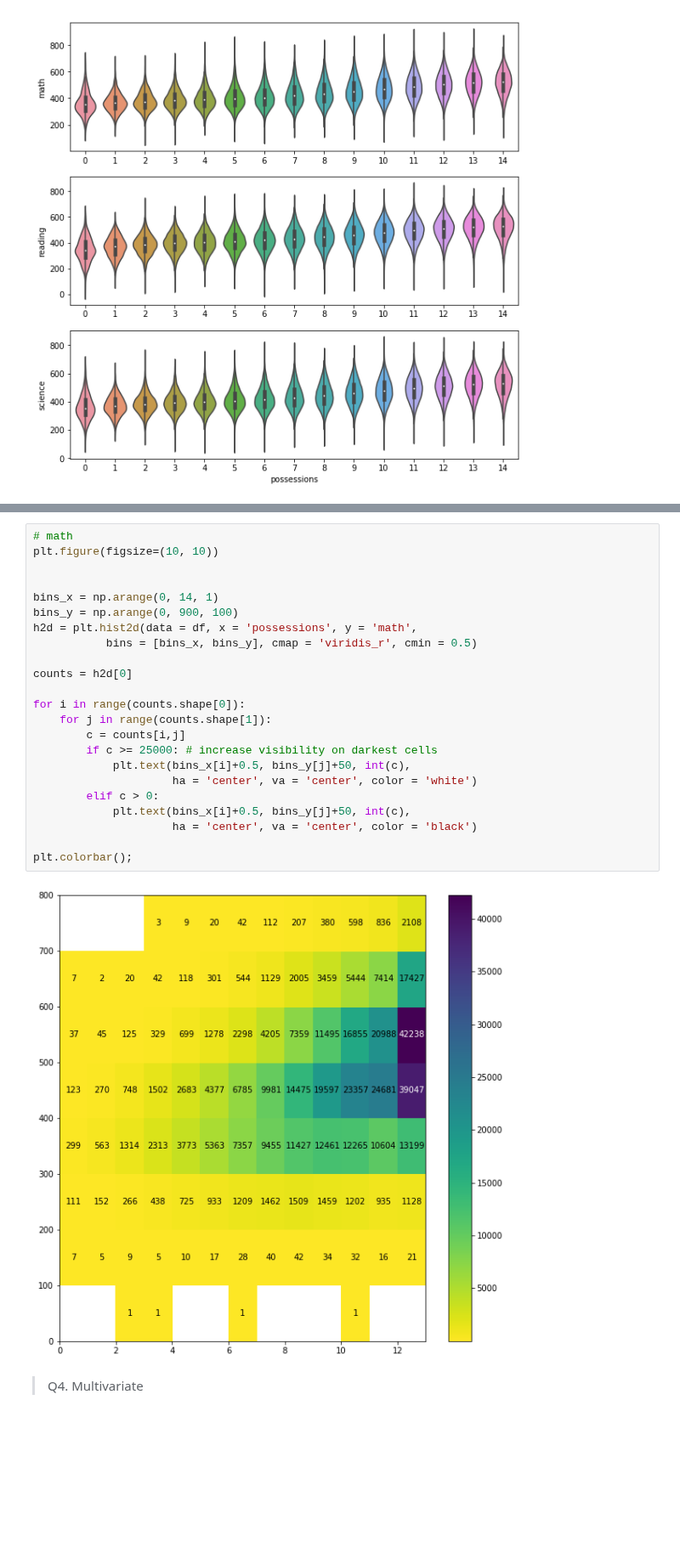
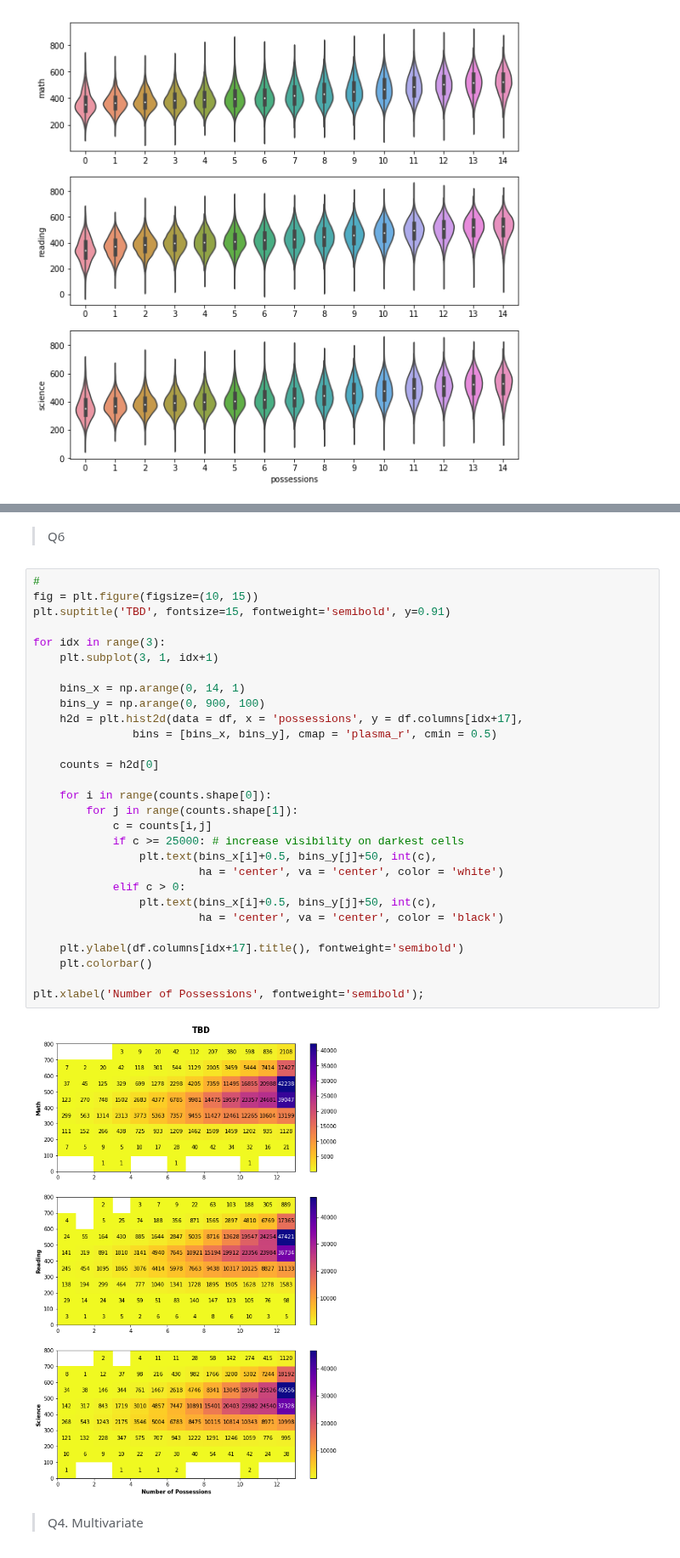
Before and after one commit to Steve-Choi/DAND, a Jupyter notebook: Communicate-Data-Findings/Communicate-Data-Findings.ipynb, the cells around one changed output, grey strips where cells are left out. Shown at 85% size. Cells and saved outputs as stored; diff of their text form; blank space fills up the shorter version.

```diff
--- a/Communicate-Data-Findings/Communicate-Data-Findings.ipynb
+++ b/Communicate-Data-Findings/Communicate-Data-Findings.ipynb
@@ -342,28 +345,36 @@ sns.violinplot(data = df, x="possessions", y="science")
+# %% [markdown]
+> Q6
 # %%
-# math
-plt.figure(figsize=(10, 10))
+#
+fig = plt.figure(figsize=(10, 15))
+plt.suptitle('TBD', fontsize=15, fontweight='semibold', y=0.91)
 
+for idx in range(3):
+    plt.subplot(3, 1, idx+1)
 
-bins_x = np.arange(0, 14, 1)
-bins_y = np.arange(0, 900, 100)
-h2d = plt.hist2d(data = df, x = 'possessions', y = 'math',
-           bins = [bins_x, bins_y], cmap = 'viridis_r', cmin = 0.5)
+    bins_x = np.arange(0, 14, 1)
+    bins_y = np.arange(0, 900, 100)
+    h2d = plt.hist2d(data = df, x = 'possessions', y = df.columns[idx+17],
+               bins = [bins_x, bins_y], cmap = 'plasma_r', cmin = 0.5)
 
-counts = h2d[0]
+    counts = h2d[0]
 
-for i in range(counts.shape[0]):
-    for j in range(counts.shape[1]):
-        c = counts[i,j]
-        if c >= 25000: # increase visibility on darkest cells
-            plt.text(bins_x[i]+0.5, bins_y[j]+50, int(c),
-                     ha = 'center', va = 'center', color = 'white')
-        elif c > 0:
-            plt.text(bins_x[i]+0.5, bins_y[j]+50, int(c),
-                     ha = 'center', va = 'center', color = 'black')
+    for i in range(counts.shape[0]):
+        for j in range(counts.shape[1]):
+            c = counts[i,j]
+            if c >= 25000: # increase visibility on darkest cells
+                plt.text(bins_x[i]+0.5, bins_y[j]+50, int(c),
+                         ha = 'center', va = 'center', color = 'white')
+            elif c > 0:
+                plt.text(bins_x[i]+0.5, bins_y[j]+50, int(c),
+                         ha = 'center', va = 'center', color = 'black')
 
-plt.colorbar();
+    plt.ylabel(df.columns[idx+17].title(), fontweight='semibold')
+    plt.colorbar()
+
+plt.xlabel('Number of Possessions', fontweight='semibold');
 # %% [output]
-[figure, old version]
+[figure, new version]
 # %% [markdown]
 > Q4. Multivariate
 # %%
```
Also changed, not shown: parts of 1 cell of this notebook.
